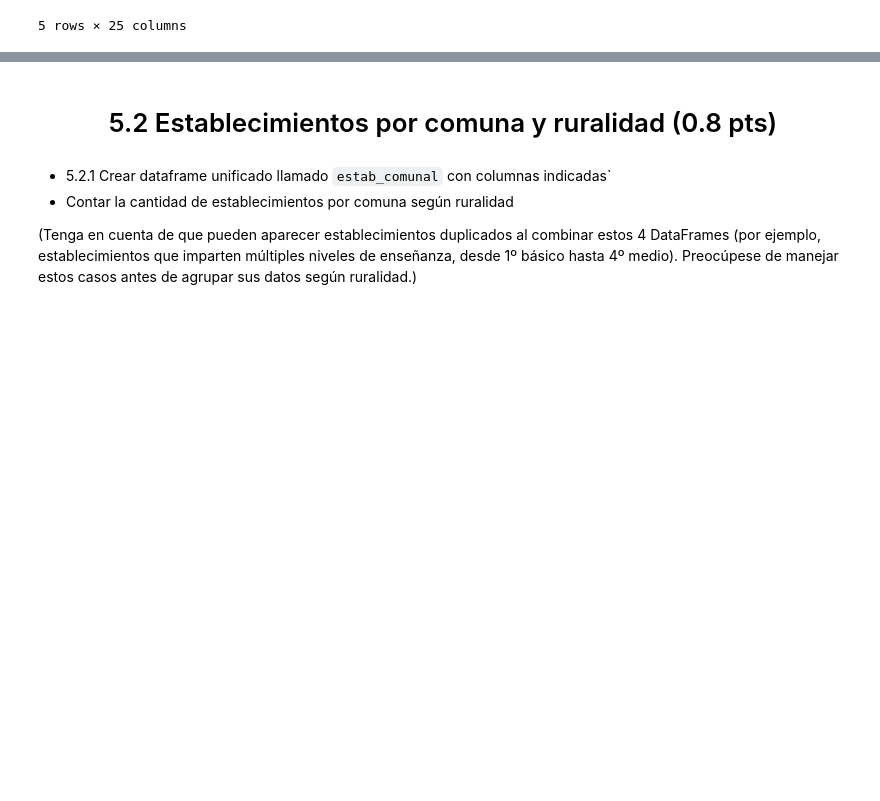
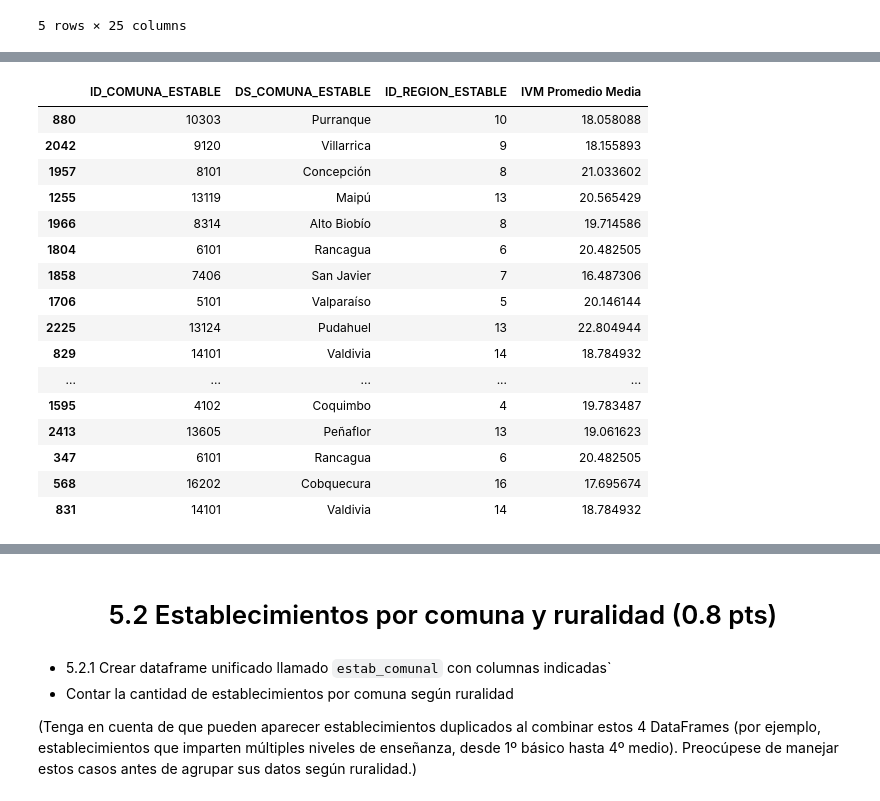
Before and after one commit to aaronpisaa/IMT2200-AARON-PINO, a Jupyter notebook: tareas/tarea 03/Respuesta.ipynb, the cells around one changed output, grey strips where cells are left out. Cells and saved outputs as stored; diff of their text form; code cells hidden in the pictures; blank space fills up the shorter version.

```diff
--- a/tareas/tarea 03/Respuesta.ipynb
+++ b/tareas/tarea 03/Respuesta.ipynb
@@ -1559,0 +1617,2 @@ df2.sample(5)
+# %%
+dfM = dfM.drop(columns=["IVM Promedio Media_y","IVM Promedio Media_x"])
@@ -1586,0 +1638,21 @@ display(ivm_comunal.head())
+# %%
+dfM_ivm_comunal = dfM[["ID_COMUNA_ESTABLE", "DS_COMUNA_ESTABLE", "ID_REGION_ESTABLE", "IVM Promedio Media"]]
+dfM_ivm_comunal.sample(25)
+# %% [output]
+|  | ID_COMUNA_ESTABLE | DS_COMUNA_ESTABLE | ID_REGION_ESTABLE | IVM Promedio Media |
+| 880 | 10303 | Purranque | 10 | 18.058088 |
+| 2042 | 9120 | Villarrica | 9 | 18.155893 |
+| 1957 | 8101 | Concepción | 8 | 21.033602 |
+| 1255 | 13119 | Maipú | 13 | 20.565429 |
+| 1966 | 8314 | Alto Biobío | 8 | 19.714586 |
+| 1804 | 6101 | Rancagua | 6 | 20.482505 |
+| 1858 | 7406 | San Javier | 7 | 16.487306 |
+| 1706 | 5101 | Valparaíso | 5 | 20.146144 |
+| 2225 | 13124 | Pudahuel | 13 | 22.804944 |
+| 829 | 14101 | Valdivia | 14 | 18.784932 |
+| ... | ... | ... | ... | ... |
+| 1595 | 4102 | Coquimbo | 4 | 19.783487 |
+| 2413 | 13605 | Peñaflor | 13 | 19.061623 |
+| 347 | 6101 | Rancagua | 6 | 20.482505 |
+| 568 | 16202 | Cobquecura | 16 | 17.695674 |
+| 831 | 14101 | Valdivia | 14 | 18.784932 |
```
Also changed, not shown: parts of 17 cells of this notebook.
